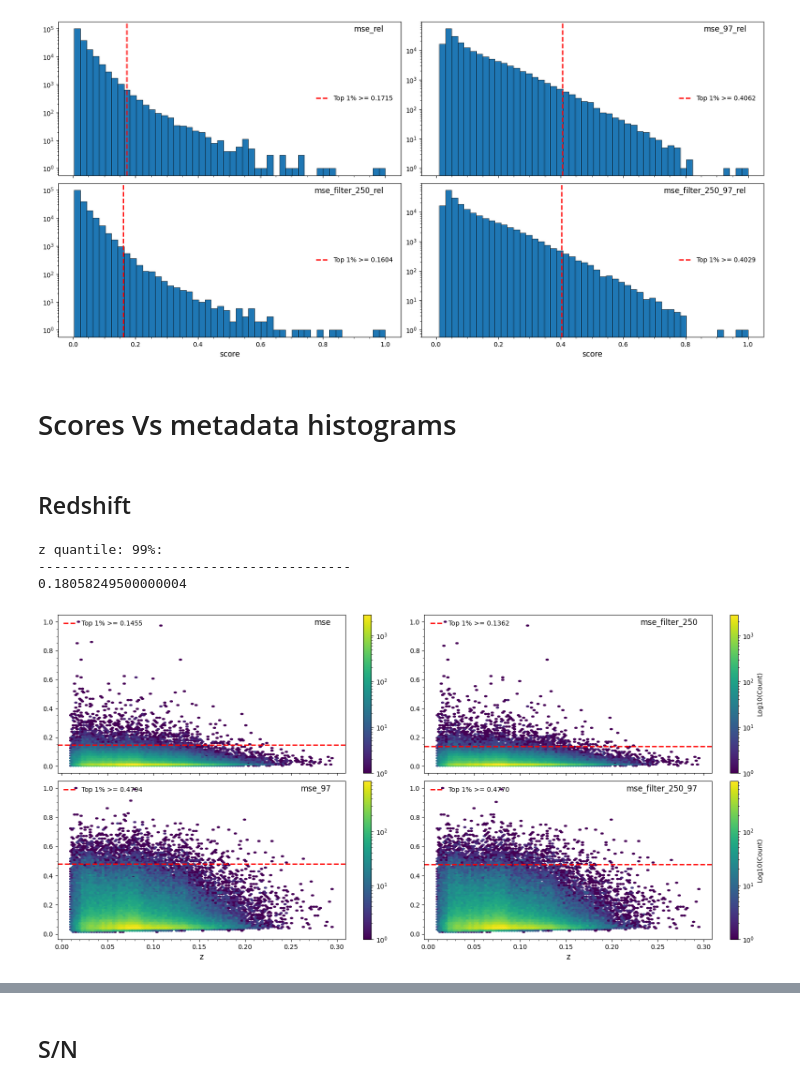
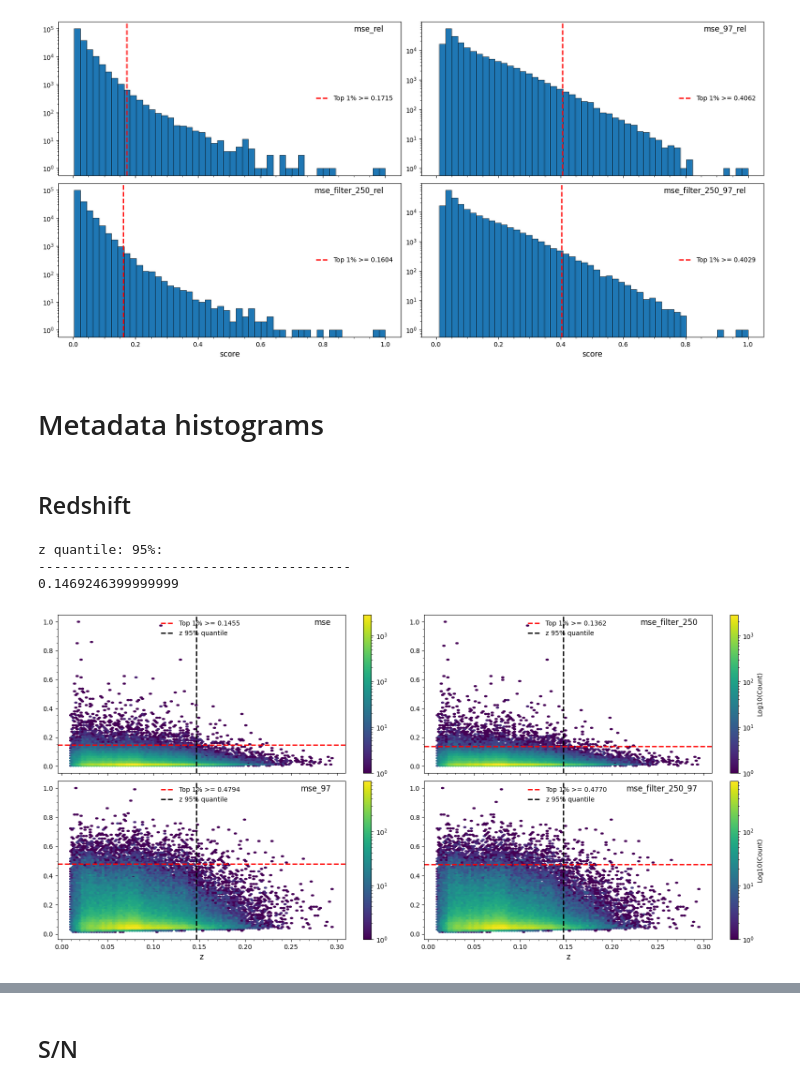
Before and after one commit to ed-ortizm/anomaly, a Jupyter notebook: thesis/01_scores.ipynb, the cells around one changed output, grey strips where cells are left out. Saved outputs shown, nothing was run; the diff lists cells and outputs as text; code cells hidden in the pictures.

```diff
--- a/thesis/01_scores.ipynb
+++ b/thesis/01_scores.ipynb
@@ -468,39 +475,49 @@ plt.subplots_adjust(
 # %% [output]
 [figure]
 # %% [markdown]
-# Scores Vs metadata histograms
+# Metadata histograms
 # %% [markdown]
 ## Redshift
 # %%
-z_quantile = 99
+z_quantile = 95
 top_z_threshold = merged_df['z'].quantile(z_quantile/100)
 print(f"z quantile: {z_quantile}%:")
 print("-" * 40)
 print(top_z_threshold)
 # %% [output]
-z quantile: 99%:
+z quantile: 95%:
 ----------------------------------------
-0.18058249500000004
+0.1469246399999999
 # %%
 fig, axs = plot_hist_score_z_snr(merged_df, mse_cols, 'z', 'z')
 
 for i, score in enumerate(mse_cols):
 
     axs[i].axhline(
         y=top_1_thresholds[score],
         color='red',
         linestyle='--',
         linewidth=2,
         label=f'Top 1% >= {top_1_thresholds[score]:.4f} '
     )
-    axs[i].legend(frameon=False)
+
+    axs[i].axvline(
+        x=top_z_threshold,
+        color='black',
+        linestyle='--',
+        linewidth=2,
+        label=f'z {z_quantile}% quantile'
+    )
+
+    axs[i].legend(frameon=False, loc='upper center')
+
 
 plt.subplots_adjust(
     hspace=0.05,
     wspace=0.02
 )
 # %% [output]
-[figure, old version]
+[figure, new version]
 # %%
 fig, axs = plot_hist_score_z_snr(merged_df, mse_rel_cols, 'z', 'z')
 
```
Also changed, not shown: parts of 16 cells of this notebook.
